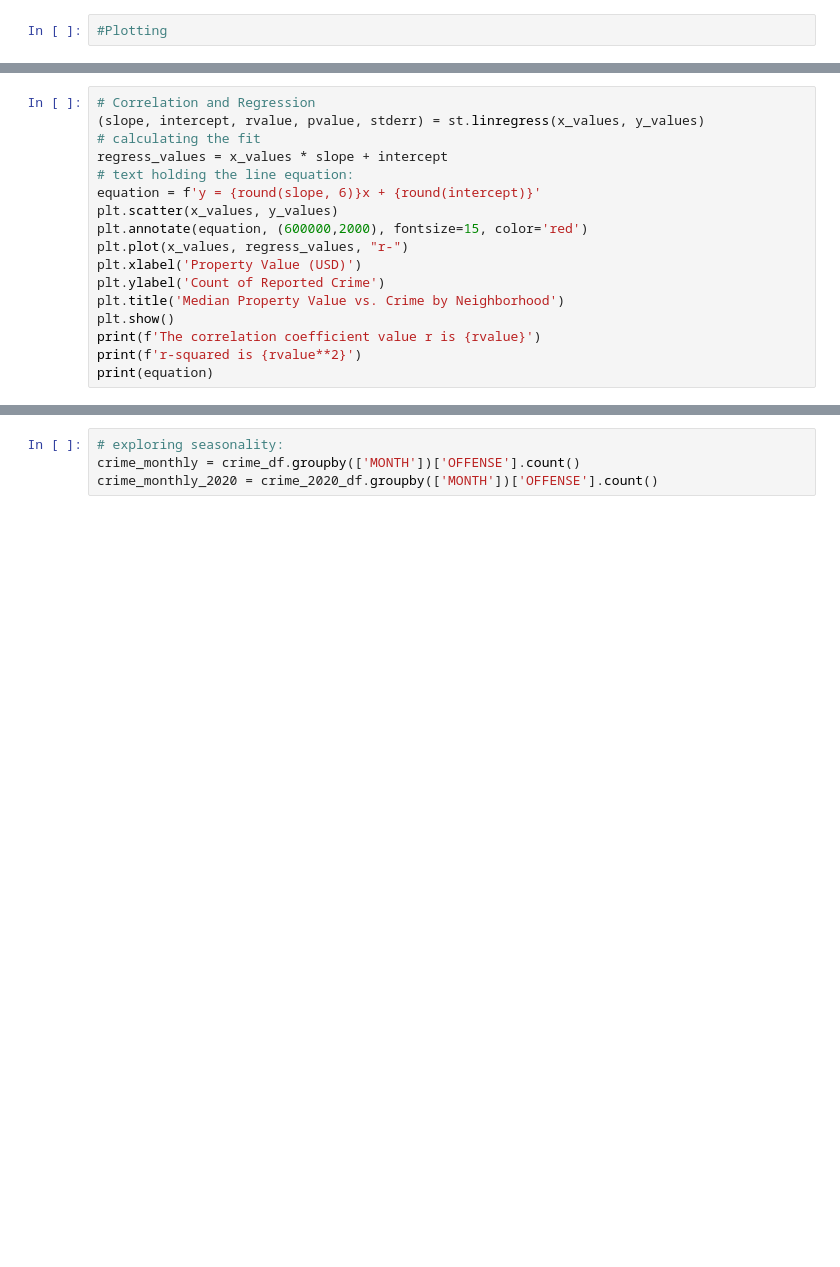
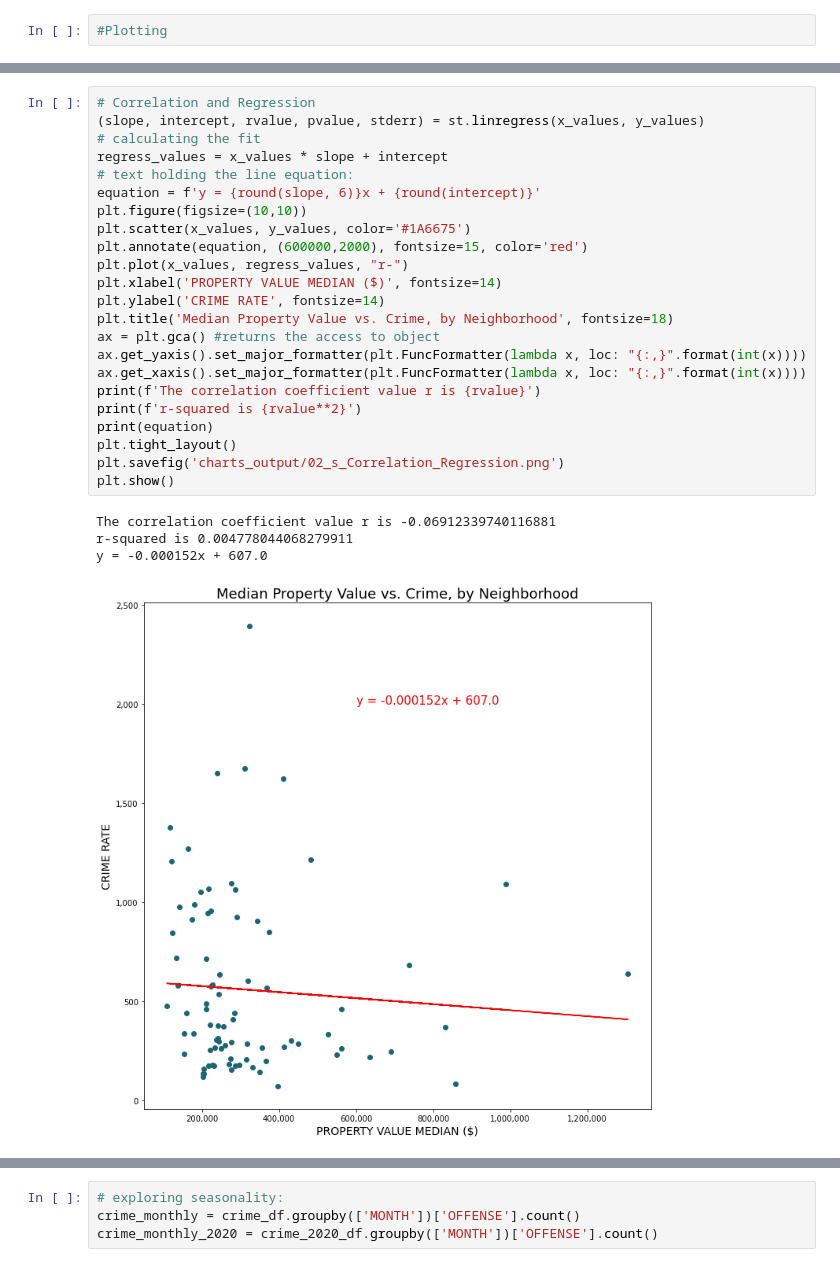
Before and after one commit to emilbello/MPLS_ValueVCrime, a Jupyter notebook: Analysis.ipynb, the cells around one changed output, grey strips where cells are left out. Saved outputs shown, nothing was run; the diff lists cells and outputs as text; blank space fills up the shorter version.

```diff
--- a/Analysis.ipynb
+++ b/Analysis.ipynb
@@ -54,19 +72,30 @@ plt.show()
 # %%
 # Correlation and Regression
 (slope, intercept, rvalue, pvalue, stderr) = st.linregress(x_values, y_values)
 # calculating the fit
 regress_values = x_values * slope + intercept
 # text holding the line equation:
 equation = f'y = {round(slope, 6)}x + {round(intercept)}'
-plt.scatter(x_values, y_values)
+plt.figure(figsize=(10,10))
+plt.scatter(x_values, y_values, color='#1A6675')
 plt.annotate(equation, (600000,2000), fontsize=15, color='red')
 plt.plot(x_values, regress_values, "r-")
-plt.xlabel('Property Value (USD)')
-plt.ylabel('Count of Reported Crime')
-plt.title('Median Property Value vs. Crime by Neighborhood')
-plt.show()
+plt.xlabel('PROPERTY VALUE MEDIAN ($)', fontsize=14)
+plt.ylabel('CRIME RATE', fontsize=14)
+plt.title('Median Property Value vs. Crime, by Neighborhood', fontsize=18)
+ax = plt.gca() #returns the access to object
+ax.get_yaxis().set_major_formatter(plt.FuncFormatter(lambda x, loc: "{:,}".format(int(x))))
+ax.get_xaxis().set_major_formatter(plt.FuncFormatter(lambda x, loc: "{:,}".format(int(x))))
 print(f'The correlation coefficient value r is {rvalue}')
 print(f'r-squared is {rvalue**2}')
 print(equation)
+plt.tight_layout()
+plt.savefig('charts_output/02_s_Correlation_Regression.png')
+plt.show()
+# %% [output]
+The correlation coefficient value r is -0.06912339740116881
+r-squared is 0.004778044068279911
+y = -0.000152x + 607.0
+[figure, added]
 # %%
 crime_df.head()
```
Also changed, not shown: parts of 45 cells of this notebook.
